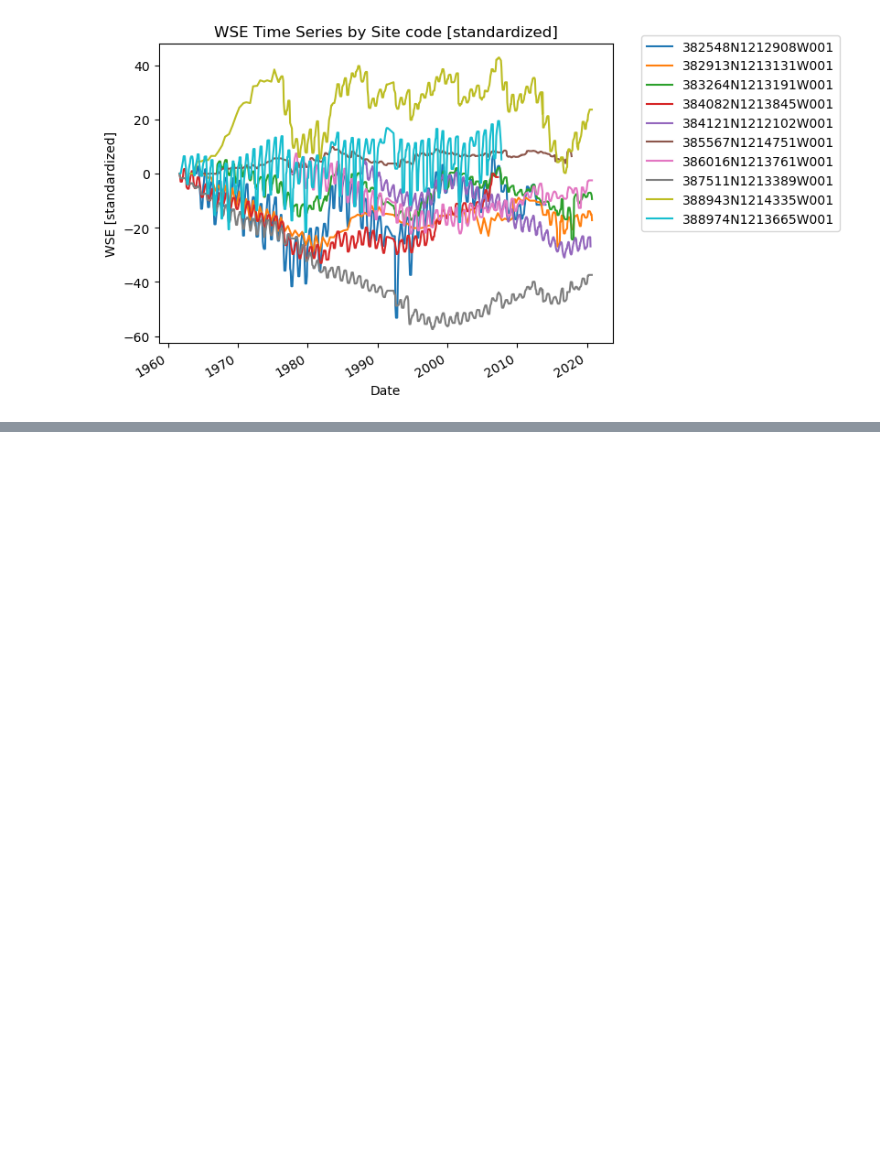
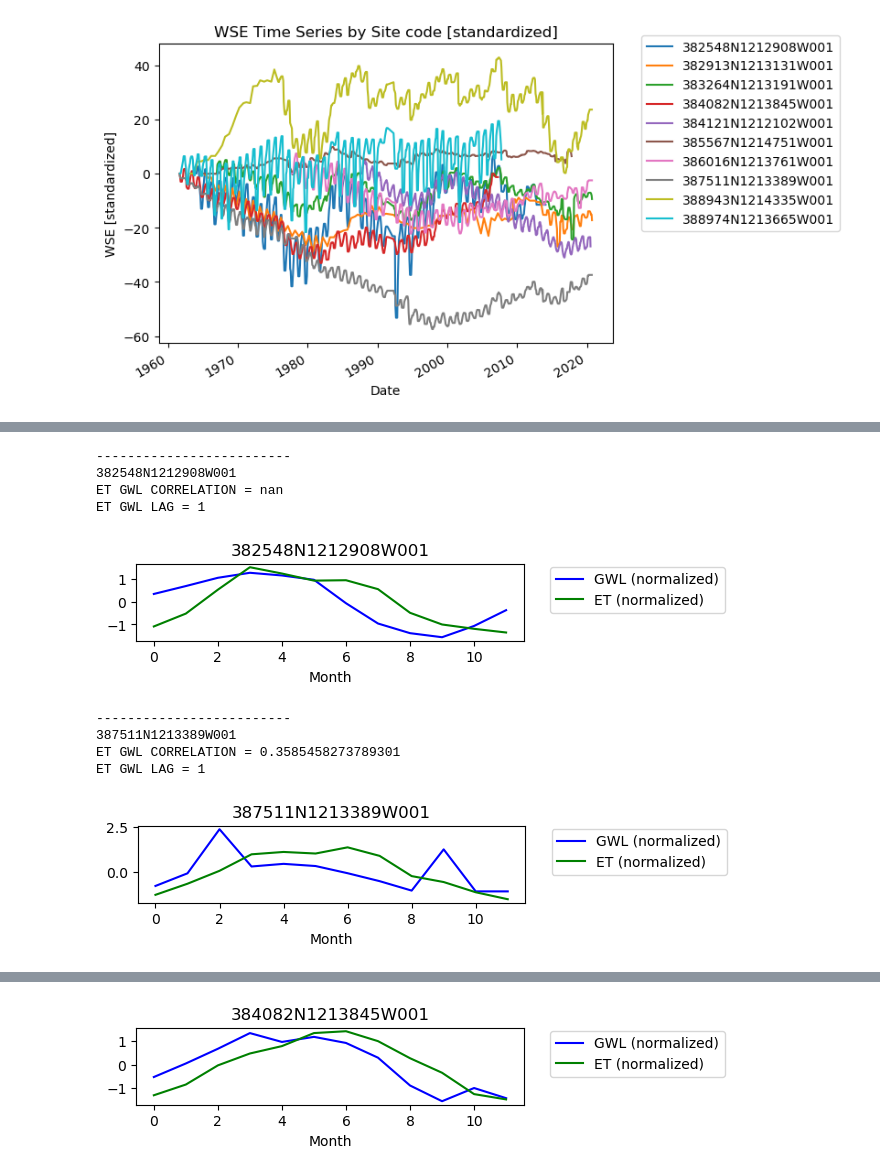
Before and after one commit to py4wrds/py4wrds, a Jupyter notebook: 6-water-resources-data-science.ipynb, the cells around one changed output, grey strips where cells are left out. Cells and saved outputs as stored; diff of their text form; code cells hidden in the pictures; blank space fills up the shorter version.

```diff
--- a/6-water-resources-data-science.ipynb
+++ b/6-water-resources-data-science.ipynb
@@ -419,0 +579,3 @@ def fetch_et_point(point):
+# %%
+# Set the time index to the start of the month
+df_gwl_standard.index = df_gwl_standard.index.to_period('M').start_time
@@ -419,0 +594,76 @@ def fetch_et_point(point):
+# %%
+import numpy as np
+
+# initialize an empty list to store results for later
+analysis_results_list = []
+
+# Loop through our sites
+for site_id in site_id_list:
+
+    # Get the GWL data
+    df_site_gwl = df_gwl_standard[df_gwl_standard['SITE_CODE'] == site_id][['wse_standard']]
+    # Set the time index to the start of the month
+    # df_site_gwl.index = df_site_gwl.index.to_period('M').start_time
+
+    # Get the ET data
+    df_site_et = pd.DataFrame(et_results_df[site_id])
+    df_site_et.columns = ['et']
+    df_site_et.index = pd.to_datetime(df_site_et.index)
+
+    # Join the dataframes via the outer join to preserve the index, and drop areas with no data
+    df_site = pd.DataFrame(df_site_et.dropna()).join(df_site_gwl.dropna(), how='outer')
+    correlation = df_site.dropna().corr()['wse_standard'].iloc[0]
+
+    # Extract the month from the 'date' column
+    df_site['month'] = df_site.index.month
+
+    # Calculate the mean value for each month
+    df_gwl_monthly = df_site.groupby('month')['wse_standard'].mean()
+    df_et_monthly = df_site.groupby('month')['et'].mean()
+
+    # # Cross correlation (ORDER MATTERS!)
+    b = df_gwl_monthly.values
+    a = df_et_monthly.values
+
+    # Normalize by mean and standard deviation
+    a = (a - np.mean(a)) / (np.std(a))
+    b = (b - np.mean(b)) / (np.std(b))
+
+    cross_corr = np.correlate(a, b, 'full')
+    lags = np.arange(-len(a) + 1, len(b))
+
+    max_lag_index = np.argmax(cross_corr)
+    optimal_lag = lags[max_lag_index]
+
+    print("-----"*5)
+    print(site_id)
+    print("ET GWL CORRELATION = {}".format(correlation))
+    print("ET GWL LAG = {}".format(optimal_lag))
+
+    # plt.figure(figsize = (5,1));plt.plot(cross_corr[6:18]); plt.show()
+    plt.figure(figsize = (5,1));
+    plt.plot(b, color = 'blue', label = 'GWL (normalized)');
+    plt.plot(a, color = 'green', label = 'ET (normalized)');
+    plt.legend(bbox_to_anchor=(1.05,1.05))
+    plt.title(site_id)
+    plt.xlabel("Month")
+
+    plt.show()
+
+    # Create a dataframe to store results
+    rdf = pd.DataFrame([correlation,optimal_lag]).T
+    rdf.columns = ['correlation','lag']
+    rdf.index = [site_id]
+
+    analysis_results_list.append(rdf)
+# %% [output]
+-------------------------
+382548N1212908W001
+ET GWL CORRELATION = nan
+ET GWL LAG = 1
+[figure, added]
+-------------------------
+387511N1213389W001
+ET GWL CORRELATION = 0.3585458273789301
+ET GWL LAG = 1
+[figure, added]
@@ -419,0 +674 @@ def fetch_et_point(point):
+[figure, added]
```
Also changed, not shown: parts of 32 cells of this notebook.
